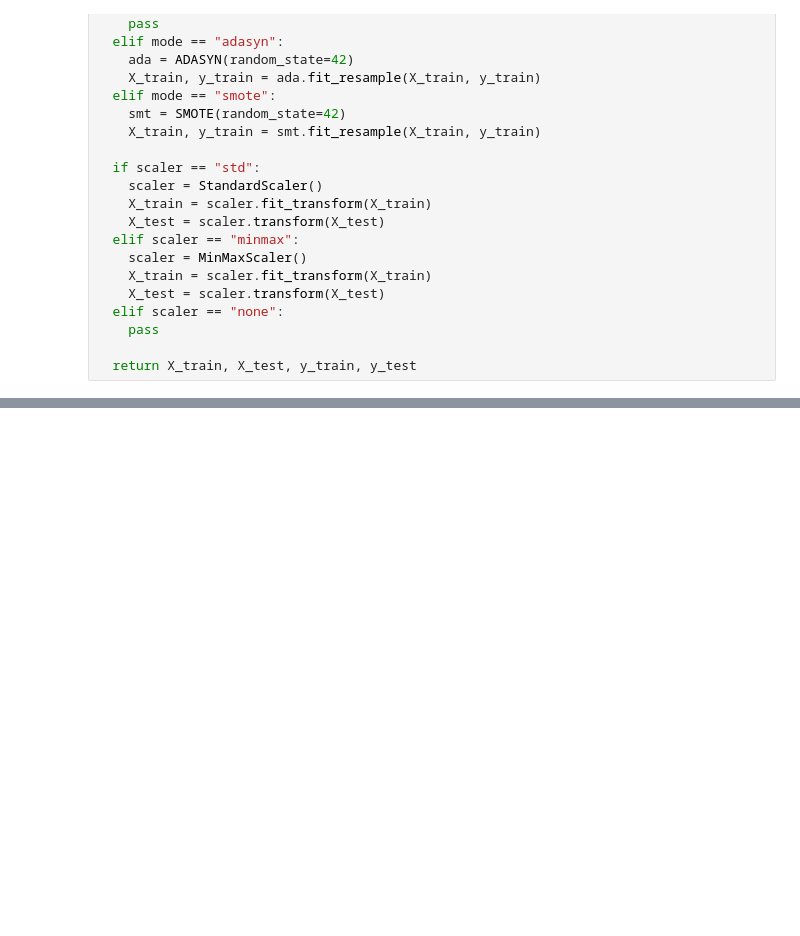
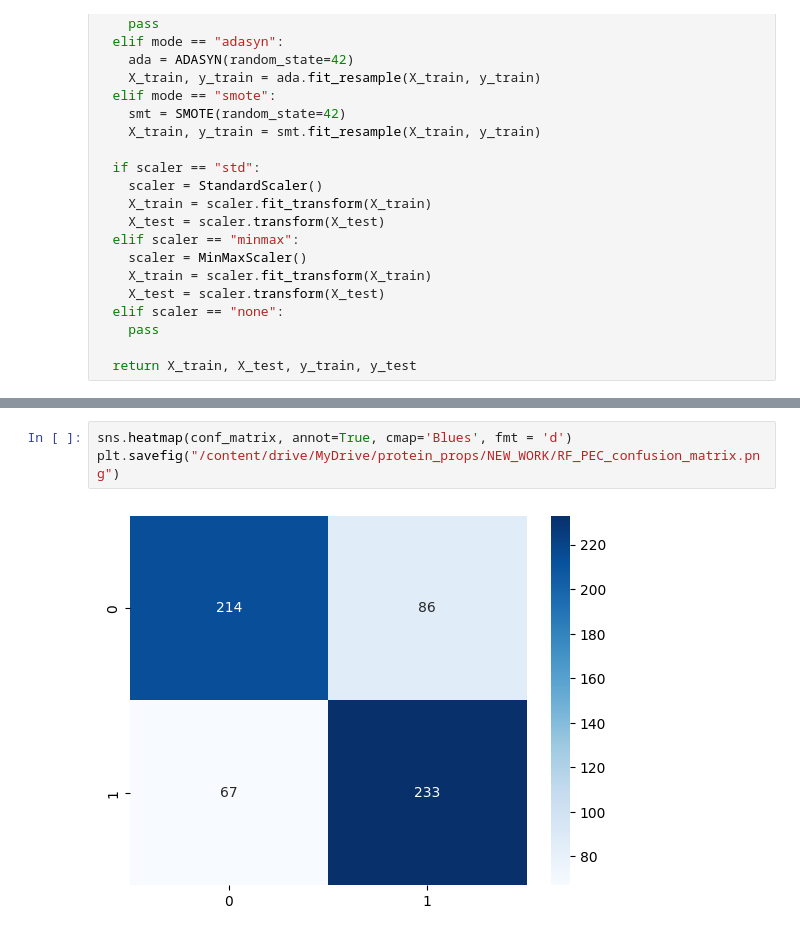
Before and after one commit to Sachi-27/DrugProtAI, a Jupyter notebook: Methods/Partition Method/rf_partition_method.ipynb, the cells around one changed output, grey strips where cells are left out. Cells and saved outputs as stored; diff of their text form; blank space fills up the shorter version.

```diff
--- a/Methods/Partition Method/rf_partition_method.ipynb
+++ b/Methods/Partition Method/rf_partition_method.ipynb
@@ -410,0 +325,5 @@ np.mean(df_accuracy_druggables, axis=0), np.std(df_accuracy_druggables, axis=0)
+# %%
+sns.heatmap(conf_matrix, annot=True, cmap='Blues', fmt = 'd')
+plt.savefig("/content/drive/MyDrive/protein_props/NEW_WORK/RF_PEC_confusion_matrix.png")
+# %% [output]
+[figure, added]
```
Also changed, not shown: parts of 20 cells of this notebook, 1 other file.
